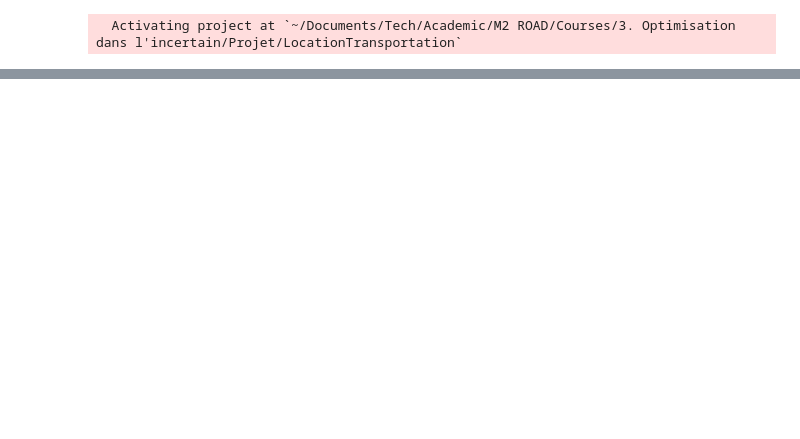
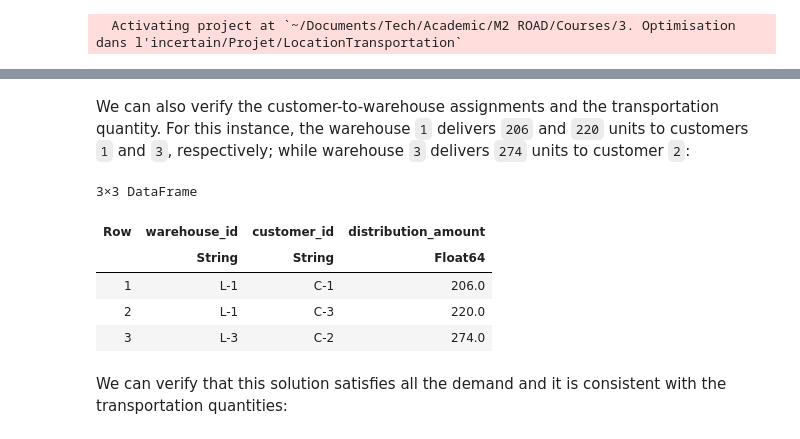
Before and after one commit to SebastianGrandaA/LocationTransportation, a Jupyter notebook: report.ipynb, the cells around one changed output, grey strips where cells are left out. Cells and saved outputs as stored; diff of their text form; code cells hidden in the pictures; blank space fills up the shorter version.

```diff
--- a/report.ipynb
+++ b/report.ipynb
@@ -15,2 +60,4 @@ Set parameter TimeLimit to value 3600
 # %%
+base_summary = LocationTransportation.summary(base_solution)
 @assert base_solution.metrics.objective_value == 30536.0
+select(base_summary[3], :objective_value, :execution_time)
@@ -16,0 +79,13 @@ Set parameter TimeLimit to value 3600
+# %% [markdown]
+We can also verify the customer-to-warehouse assignments and the transportation quantity. For this instance, the warehouse `1` delivers `206` and `220` units to customers `1` and `3`, respectively; while warehouse `3` delivers `274` units to customer `2`:
+# %%
+base_summary[2]
+# %% [output]
+3×3 DataFrame
+| Row | warehouse_id | customer_id | distribution_amount |
+|  | String | String | Float64 |
+| 1 | L-1 | C-1 | 206.0 |
+| 2 | L-1 | C-3 | 220.0 |
+| 3 | L-3 | C-2 | 274.0 |
+# %% [markdown]
+We can verify that this solution satisfies all the demand and it is consistent with the transportation quantities:
```
Also changed, not shown: parts of 44 cells of this notebook, 12 other files.
